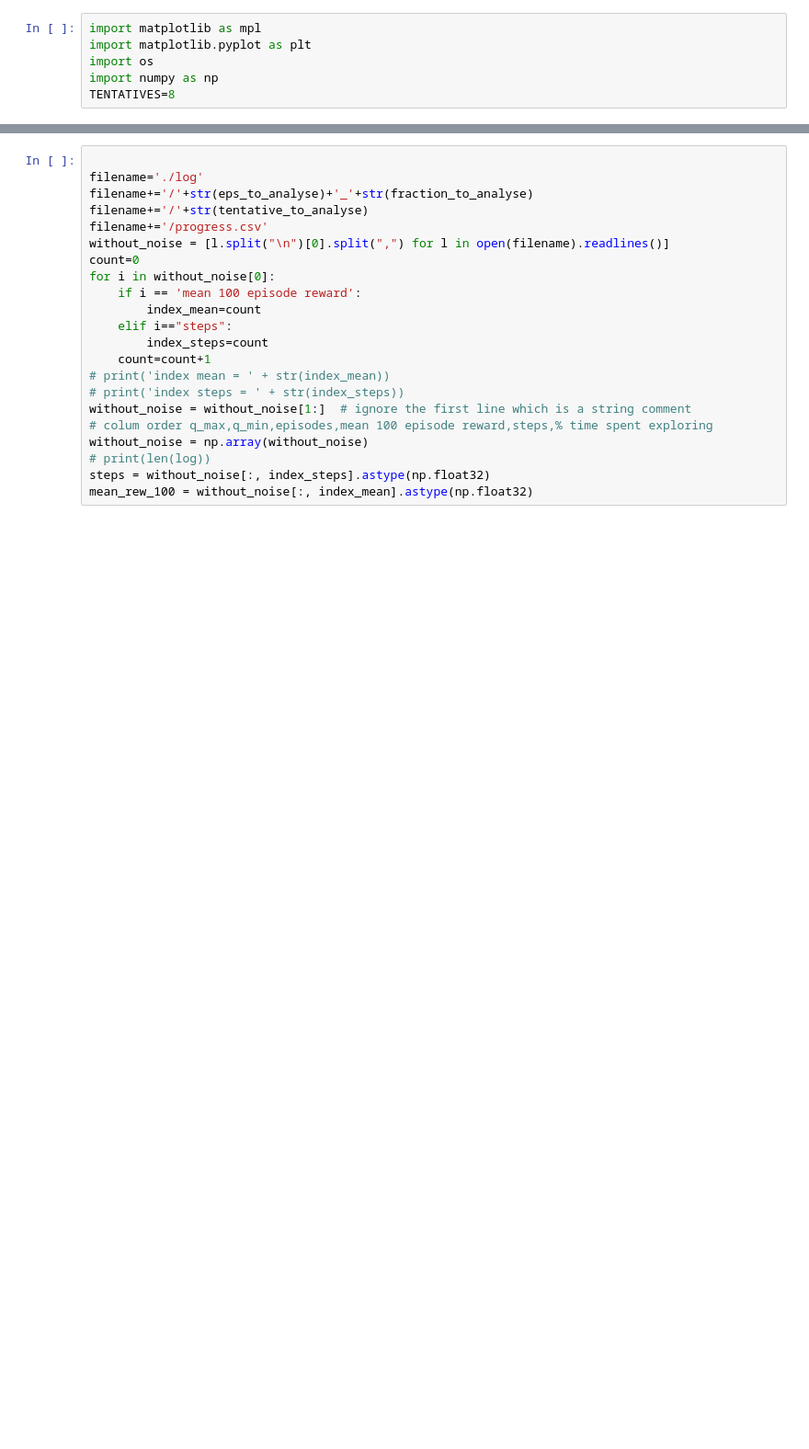
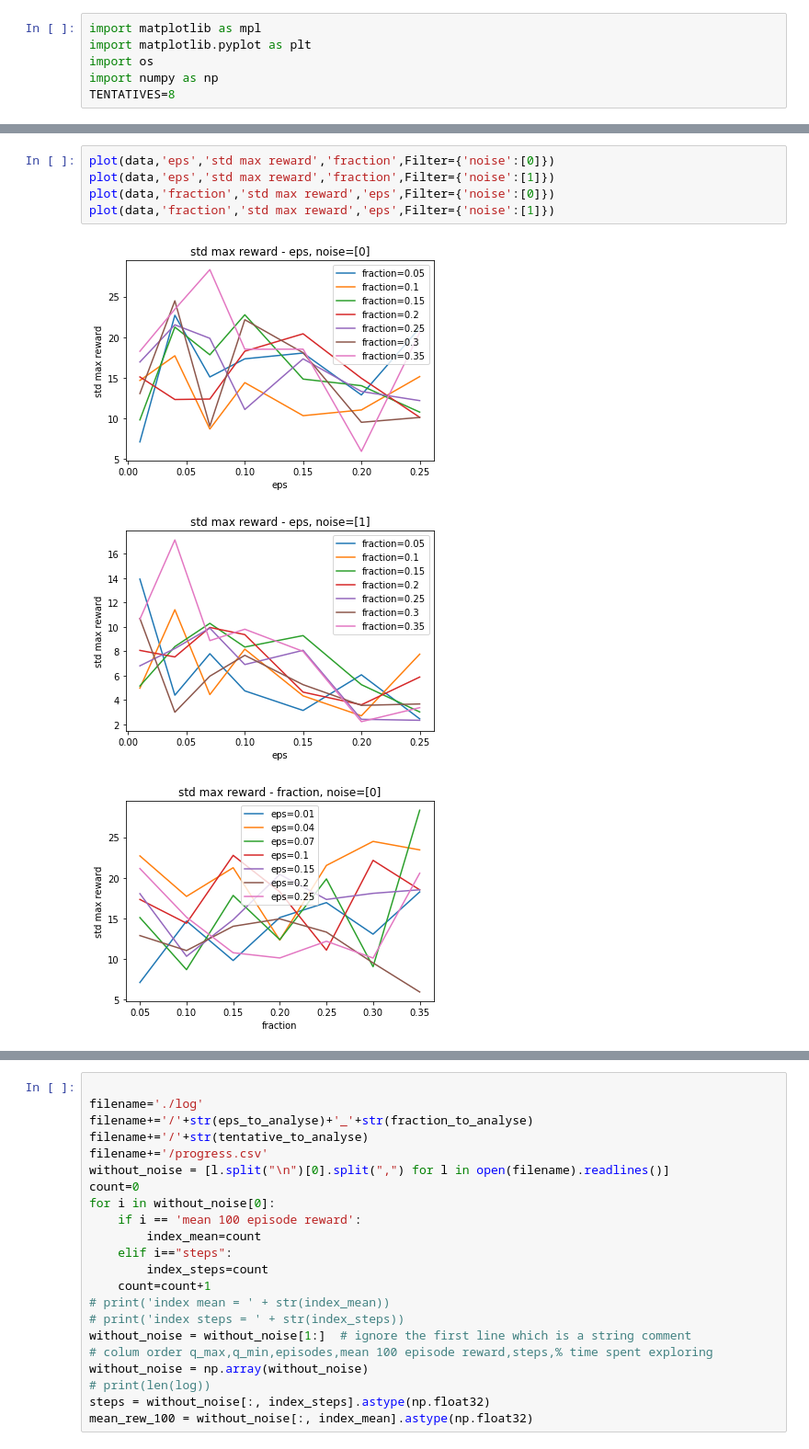
Before and after one commit to qifanz/baselines_GTL, a Jupyter notebook: baselines/deepq/plots.ipynb, the cells around one changed output, grey strips where cells are left out. Shown at 92% size. Saved outputs shown, nothing was run; the diff lists cells and outputs as text; blank space fills up the shorter version.

```diff
--- a/baselines/deepq/plots.ipynb
+++ b/baselines/deepq/plots.ipynb
@@ -265,0 +188,9 @@ tentative_to_analyse=3
+# %%
+plot(data,'eps','std max reward','fraction',Filter={'noise':[0]})
+plot(data,'eps','std max reward','fraction',Filter={'noise':[1]})
+plot(data,'fraction','std max reward','eps',Filter={'noise':[0]})
+plot(data,'fraction','std max reward','eps',Filter={'noise':[1]})
+# %% [output]
+[figure, added]
+[figure, added]
+[figure, added]
```
Also changed, not shown: parts of 31 cells of this notebook.
